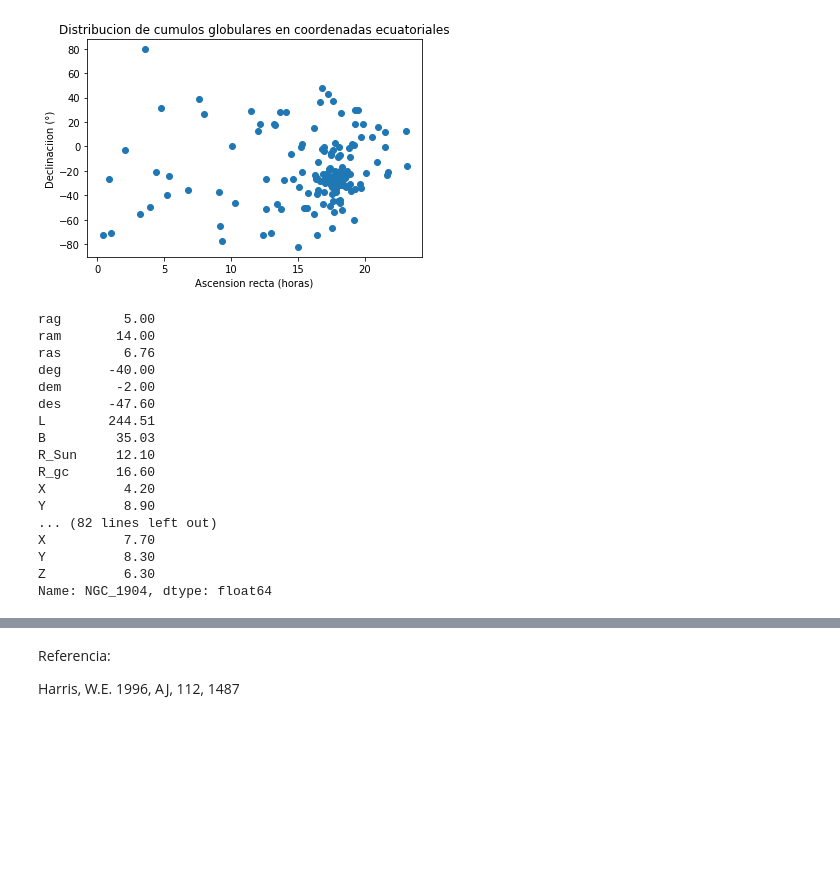
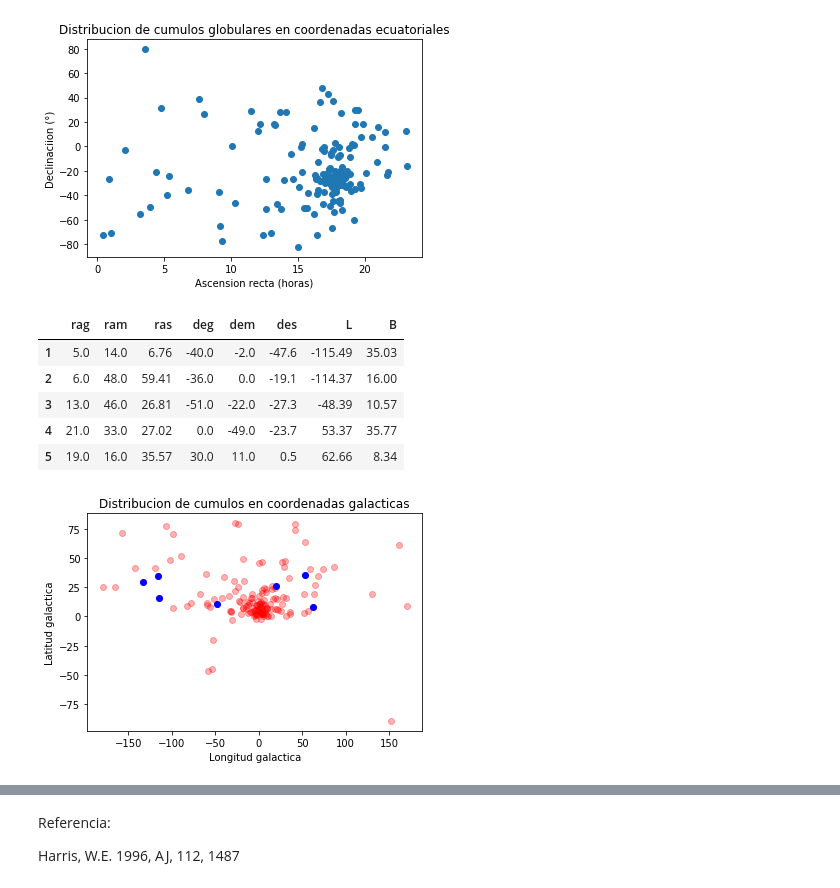
Before and after one commit to Mauriljb/Estructura, a Jupyter notebook: Graficos Cumulos.ipynb, the cells around one changed output, grey strips where cells are left out. Saved outputs shown, nothing was run; the diff lists cells and outputs as text; code cells hidden in the pictures; blank space fills up the shorter version.

```diff
--- a/Graficos Cumulos.ipynb
+++ b/Graficos Cumulos.ipynb
@@ -61,28 +71,33 @@ m2=salchicha.loc["NGC_7089"]
 m56=salchicha.loc["NGC_6779"]
 m75=salchicha.loc["NGC_6864"]
 m79=salchicha.loc["NGC_1904"]
-print(ngc1851)
-print(ngc2298)
-print(ngc5286)
-print(m2)
-print(m56)
-print(m75)
-print(m79)
+sc=pd.DataFrame(columns=['rag','ram','ras','deg','dem','des','L','B'])
+sc.loc[1]=ngc1851
+sc.loc[2]=ngc2298
+sc.loc[3]=ngc5286
+sc.loc[4]=m2
+sc.loc[5]=m56
+sc.loc[6]=m75
+sc.loc[7]=m79
+
+for i in sc.index:
+    if sc.L[i]>180:
+        sc.L[i]=sc.L[i]-360
+
+sc.head()
 # %% [output]
-rag        5.00
-ram       14.00
-ras        6.76
-deg      -40.00
-dem       -2.00
-des      -47.60
-L        244.51
-B         35.03
-R_Sun     12.10
-R_gc      16.60
-X          4.20
-Y          8.90
-... (82 lines left out)
-X          7.70
-Y          8.30
-Z          6.30
-Name: NGC_1904, dtype: float64
+|  | rag | ram | ras | deg | dem | des | L | B |
+| 1 | 5.0 | 14.0 | 6.76 | -40.0 | -2.0 | -47.6 | -115.49 | 35.03 |
+| 2 | 6.0 | 48.0 | 59.41 | -36.0 | 0.0 | -19.1 | -114.37 | 16.00 |
+| 3 | 13.0 | 46.0 | 26.81 | -51.0 | -22.0 | -27.3 | -48.39 | 10.57 |
+| 4 | 21.0 | 33.0 | 27.02 | 0.0 | -49.0 | -23.7 | 53.37 | 35.77 |
+| 5 | 19.0 | 16.0 | 35.57 | 30.0 | 11.0 | 0.5 | 62.66 | 8.34 |
+# %%
+plt.scatter(datos.L,datos.B,color='red',alpha=0.3) #Gráfico en coordenadas galacticas. Podemos ver cómo los cúmulos se agrupan en el
+plt.title("Distribucion de cumulos en coordenadas galacticas") #origen, es decir cerca del centro de la galaxia.
+plt.ylabel("Latitud galactica") #Tambien es notable la poca cantidad de cumulos en valores negativos de B.
+plt.xlabel("Longitud galactica")
+plt.scatter(sc.L,sc.B,color='blue')
+plt.show();
+# %% [output]
+[figure, added]
```
Also changed, not shown: parts of 3 cells of this notebook.
